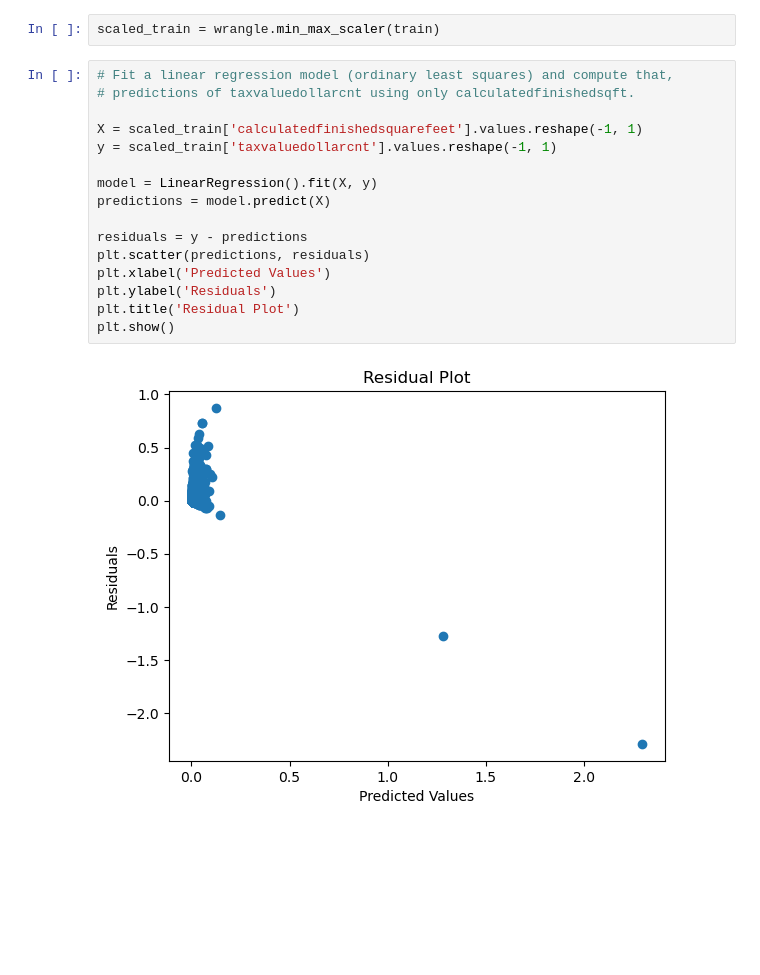
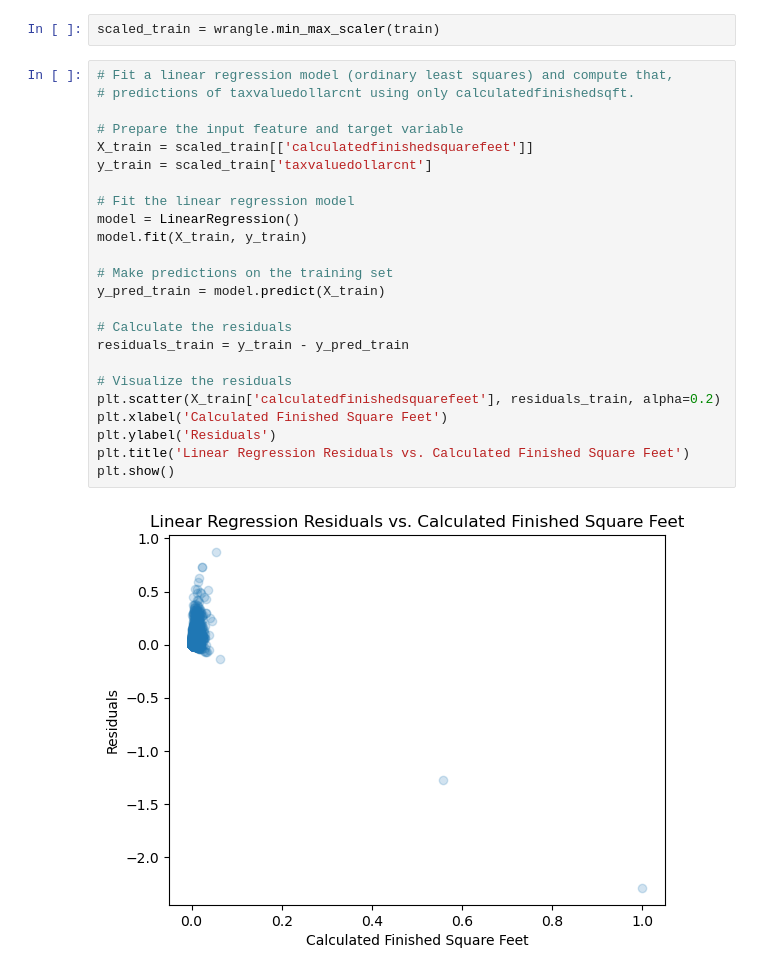
Before and after one commit to JoeyGideon/regression-exercises, a Jupyter notebook: evaluate.ipynb, the cells around one changed output. Saved outputs shown, nothing was run; the diff lists cells and outputs as text; blank space fills up the shorter version.

```diff
--- a/evaluate.ipynb
+++ b/evaluate.ipynb
@@ -27,21 +27,29 @@ scaled_train = wrangle.min_max_scaler(train)
 # %%
 # Fit a linear regression model (ordinary least squares) and compute that,
 # predictions of taxvaluedollarcnt using only calculatedfinishedsqft.
 
-X = scaled_train['calculatedfinishedsquarefeet'].values.reshape(-1, 1)
-y = scaled_train['taxvaluedollarcnt'].values.reshape(-1, 1)
+# Prepare the input feature and target variable
+X_train = scaled_train[['calculatedfinishedsquarefeet']]
+y_train = scaled_train['taxvaluedollarcnt']
 
-model = LinearRegression().fit(X, y)
-predictions = model.predict(X)
+# Fit the linear regression model
+model = LinearRegression()
+model.fit(X_train, y_train)
 
-residuals = y - predictions
-plt.scatter(predictions, residuals)
-plt.xlabel('Predicted Values')
+# Make predictions on the training set
+y_pred_train = model.predict(X_train)
+
+# Calculate the residuals
+residuals_train = y_train - y_pred_train
+
+# Visualize the residuals
+plt.scatter(X_train['calculatedfinishedsquarefeet'], residuals_train, alpha=0.2)
+plt.xlabel('Calculated Finished Square Feet')
 plt.ylabel('Residuals')
-plt.title('Residual Plot')
+plt.title('Linear Regression Residuals vs. Calculated Finished Square Feet')
 plt.show()
 # %% [output]
-[figure, old version]
+[figure, new version]
 # %%
 # Calculate the sum of squared errors,
 # explained sum of squares, total sum of squares, mean squared error, and root mean squared error for your model.
```
Also changed, not shown: parts of 6 cells of this notebook.
